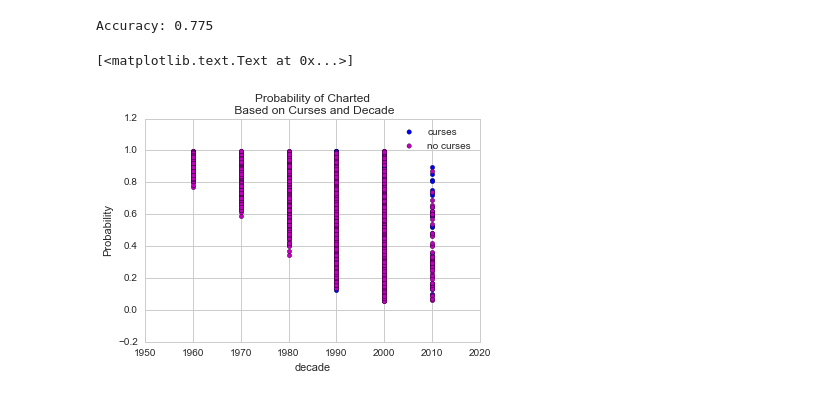
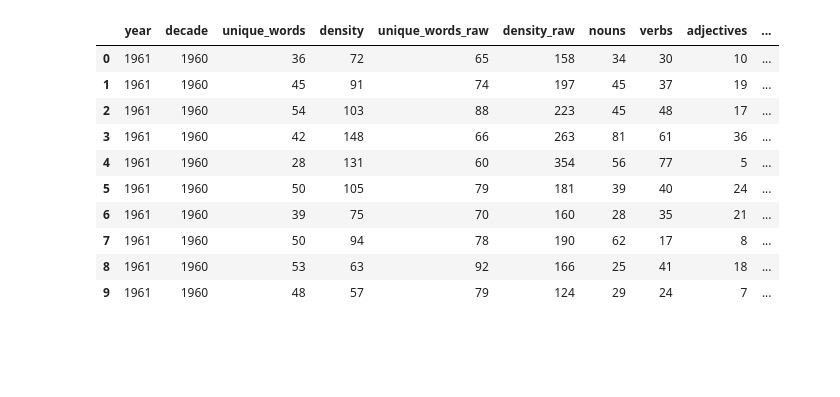
Before and after one commit to ribbas/Heat-Replay, a Jupyter notebook: src/models/test1.ipynb, the cells around one changed output. Saved outputs shown, nothing was run; the diff lists cells and outputs as text; code cells hidden in the pictures; blank space fills up the shorter version.

Commit message:
better idea on models

```diff
--- a/src/models/test1.ipynb
+++ b/src/models/test1.ipynb
@@ -248,15 +0,0 @@ y_train = df_train[target]
-# %%
-
-# Build tuned model
-lm = linear_model.LogisticRegression(C=0.01, class_weight=None, dual=False, fit_intercept=True,
-          intercept_scaling=1, max_iter=100, multi_class='ovr', n_jobs=1,
-          penalty='l2', random_state=None, solver='newton-cg', tol=0.0001,
-          verbose=0, warm_start=False)
-
-# Train tuned model
-lm.fit(X_train, y_train)
-
-# Score tuned model
-print "Accuracy: %0.3f" % lm.score(X_train, y_train)
-# %% [output]
-Accuracy: 0.775
@@ -266,12 +0,0 @@ df_train['Probability'] = lm.predict_proba(X_train)[:,1]
-# %%
-# Plot Probability of Survivial Based on Sex and Age
-ax = df_train[df_train['curses']==1].plot(
-    x='decade', y='Probability', kind='scatter', color='b', label='curses'
-)
-df_train[df_train['curses']==0].plot(
-    ax=ax, x='decade', y='Probability', kind='scatter', color='m', label='no curses'
-)
-ax.set(title='Probability of Charted\n Based on Curses and Decade')
-# %% [output]
-[<matplotlib.text.Text at 0x...>]
-[figure, removed]
@@ -277,0 +10,21 @@ ax.set(title='Probability of Charted\n Based on Curses and Decade')
+# %%
+# URL to dataset
+dataUrl = 'https://raw.githubusercontent.com/kug3lblitz/Heat-Replay/master/src/data/final/final.csv'
+
+# Load the dataset
+df = pd.read_csv(dataUrl)
+# %%
+# Check head
+df.head(10)
+# %% [output]
+|  | year | decade | unique_words | density | unique_words_raw | density_raw | nouns | verbs | adjectives | ... |
+| 0 | 1961 | 1960 | 36 | 72 | 65 | 158 | 34 | 30 | 10 | ... |
+| 1 | 1961 | 1960 | 45 | 91 | 74 | 197 | 45 | 37 | 19 | ... |
+| 2 | 1961 | 1960 | 54 | 103 | 88 | 223 | 45 | 48 | 17 | ... |
+| 3 | 1961 | 1960 | 42 | 148 | 66 | 263 | 81 | 61 | 36 | ... |
+| 4 | 1961 | 1960 | 28 | 131 | 60 | 354 | 56 | 77 | 5 | ... |
+| 5 | 1961 | 1960 | 50 | 105 | 79 | 181 | 39 | 40 | 24 | ... |
+| 6 | 1961 | 1960 | 39 | 75 | 70 | 160 | 28 | 35 | 21 | ... |
+| 7 | 1961 | 1960 | 50 | 94 | 78 | 190 | 62 | 17 | 8 | ... |
+| 8 | 1961 | 1960 | 53 | 63 | 92 | 166 | 25 | 41 | 18 | ... |
+| 9 | 1961 | 1960 | 48 | 57 | 79 | 124 | 29 | 24 | 7 | ... |
```
Also changed, not shown: parts of 38 cells of this notebook, 1 other file.
